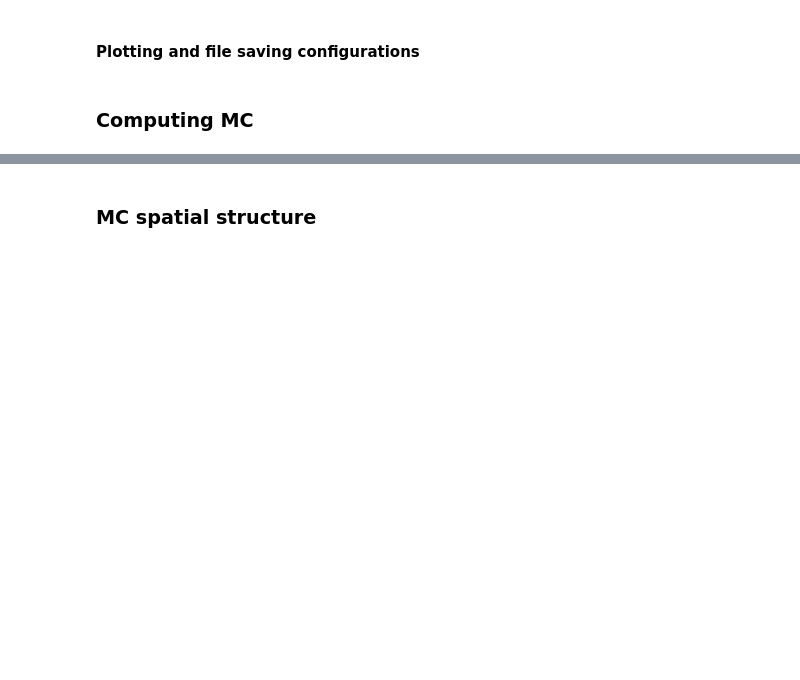
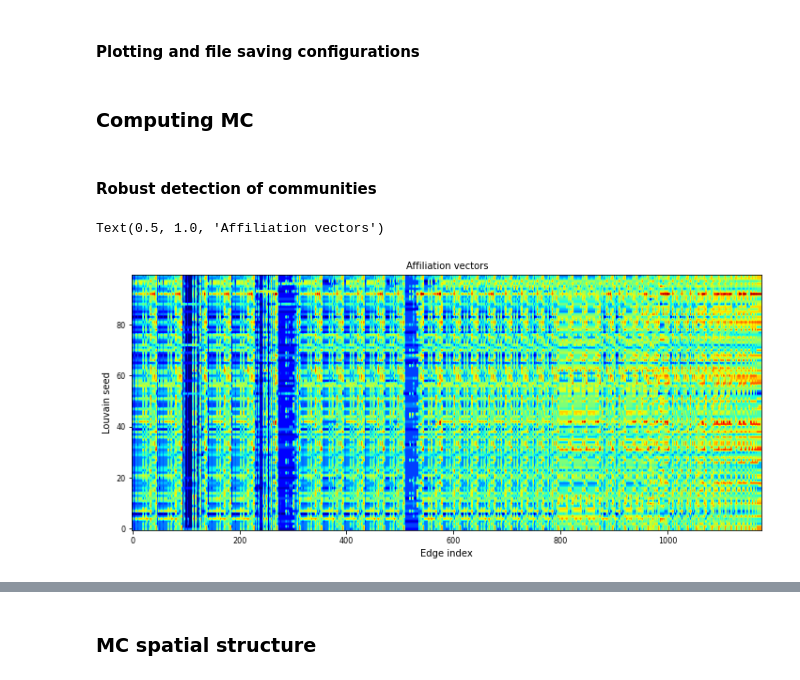
Before and after one commit to ViniciusLima94/GrayData-Analysis, a Jupyter notebook: notebooks/5.0.2. Meta-connectivity analysis.ipynb, the cells around one changed output, grey strips where cells are left out. Saved outputs shown, nothing was run; the diff lists cells and outputs as text; code cells hidden in the pictures; blank space fills up the shorter version.

```diff
--- a/notebooks/5.0.2. Meta-connectivity analysis.ipynb
+++ b/notebooks/5.0.2. Meta-connectivity analysis.ipynb
@@ -126,3 +143,17 @@ def return_MC(_surr=False, verbose=False):
 # %%
 MC      = return_MC(_surr=False, verbose=True)
 MC_surr = return_MC(_surr=True,  verbose=True)
+# %% [markdown]
+#### Robust detection of communities
+# %%
+MC.attrs      = modularity_MC(MC, qtype="sta", n_boot=100, seed=0, n_jobs=40, verbose=False)
+MC_surr.attrs = modularity_MC(MC_surr, qtype="sta", n_boot=100, seed=0, n_jobs=40, verbose=False)
+# %%
+plt.figure(figsize=(12,5))
+plt.imshow( MC.attrs["aff"][...,1,2], aspect="auto", cmap="jet", origin="lower" )
+plt.ylabel("Louvain seed", fontsize=MEDIUM_SIZE)
+plt.xlabel("Edge index", fontsize=MEDIUM_SIZE)
+plt.title("Affiliation vectors", fontsize=MEDIUM_SIZE)
+# %% [output]
+Text(0.5, 1.0, 'Affiliation vectors')
+[figure, added]
```
Also changed, not shown: parts of 24 cells of this notebook, 1 other file.
